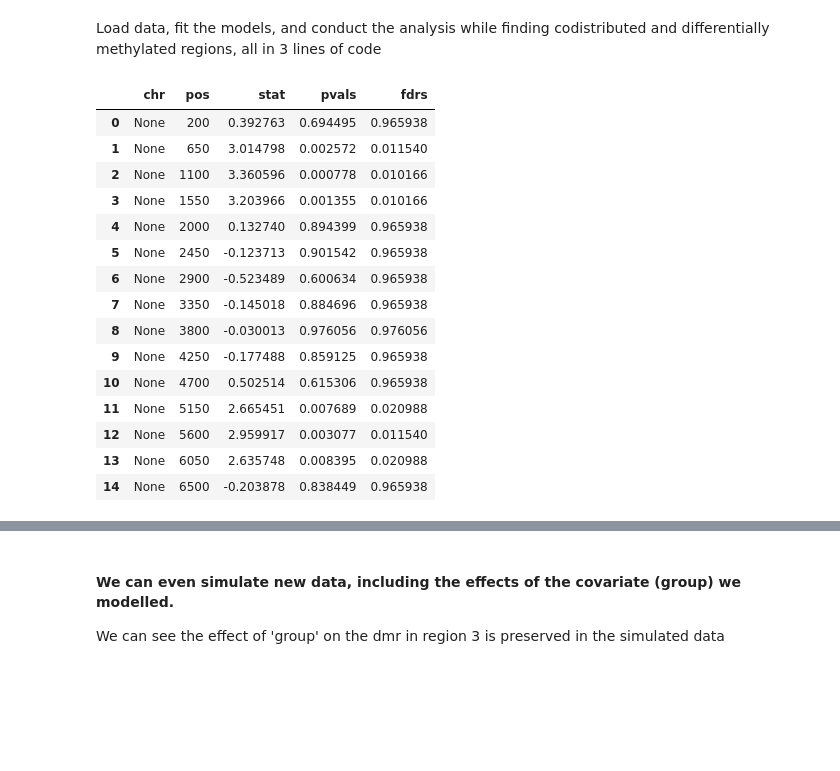
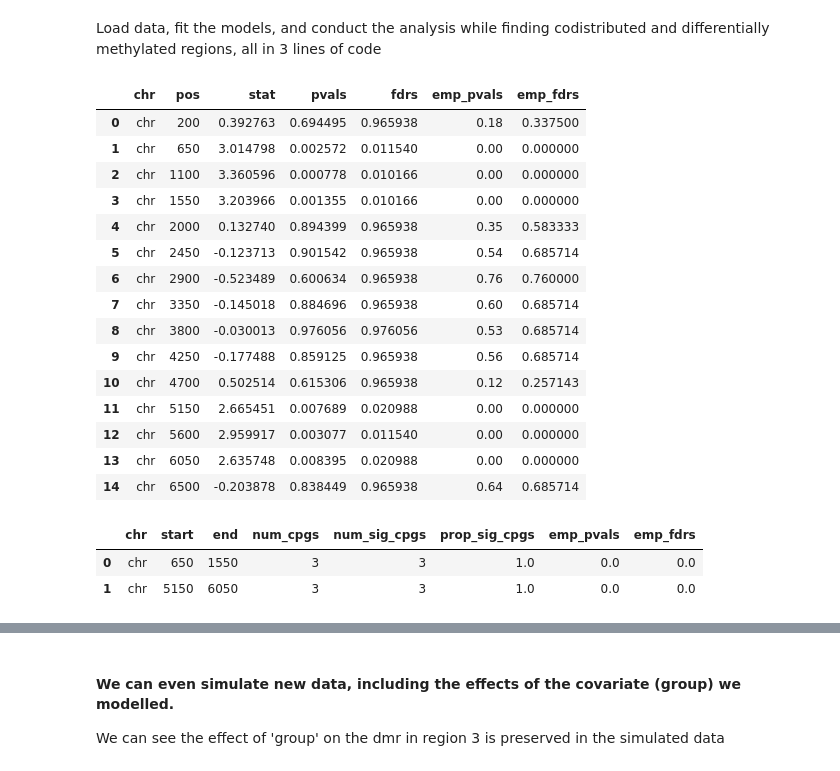
Before and after one commit to AndyCGraham/pyMethTools, a Jupyter notebook: vignettes/vignette.ipynb, the cells around one changed output, grey strips where cells are left out. Saved outputs shown, nothing was run; the diff lists cells and outputs as text; code cells hidden in the pictures; blank space fills up the shorter version.

```diff
--- a/vignettes/vignette.ipynb
+++ b/vignettes/vignette.ipynb
@@ -100,21 +100,28 @@ Load data, fit the models, and conduct the analysis while finding codistributed
 # %%
 obj = pyMethObj(combined_meth,combined_coverage,target_regions=regions,genomic_positions=np.array(range(200,6600,450)),covs=X,covs_disp=X_star)
 obj.fit_betabinom()
-obj.wald_test("group")
+cpg_res,region_res = obj.wald_test("group",n_permute=100)
+cpg_res
 # %% [output]
-|  | chr | pos | stat | pvals | fdrs |
-| 0 | None | 200 | 0.392763 | 0.694495 | 0.965938 |
-| 1 | None | 650 | 3.014798 | 0.002572 | 0.011540 |
-| 2 | None | 1100 | 3.360596 | 0.000778 | 0.010166 |
-| 3 | None | 1550 | 3.203966 | 0.001355 | 0.010166 |
-| 4 | None | 2000 | 0.132740 | 0.894399 | 0.965938 |
-| 5 | None | 2450 | -0.123713 | 0.901542 | 0.965938 |
-| 6 | None | 2900 | -0.523489 | 0.600634 | 0.965938 |
-| 7 | None | 3350 | -0.145018 | 0.884696 | 0.965938 |
-| 8 | None | 3800 | -0.030013 | 0.976056 | 0.976056 |
-| 9 | None | 4250 | -0.177488 | 0.859125 | 0.965938 |
-| 10 | None | 4700 | 0.502514 | 0.615306 | 0.965938 |
-| 11 | None | 5150 | 2.665451 | 0.007689 | 0.020988 |
-| 12 | None | 5600 | 2.959917 | 0.003077 | 0.011540 |
-| 13 | None | 6050 | 2.635748 | 0.008395 | 0.020988 |
-| 14 | None | 6500 | -0.203878 | 0.838449 | 0.965938 |
+|  | chr | pos | stat | pvals | fdrs | emp_pvals | emp_fdrs |
+| 0 | chr | 200 | 0.392763 | 0.694495 | 0.965938 | 0.18 | 0.337500 |
+| 1 | chr | 650 | 3.014798 | 0.002572 | 0.011540 | 0.00 | 0.000000 |
+| 2 | chr | 1100 | 3.360596 | 0.000778 | 0.010166 | 0.00 | 0.000000 |
+| 3 | chr | 1550 | 3.203966 | 0.001355 | 0.010166 | 0.00 | 0.000000 |
+| 4 | chr | 2000 | 0.132740 | 0.894399 | 0.965938 | 0.35 | 0.583333 |
+| 5 | chr | 2450 | -0.123713 | 0.901542 | 0.965938 | 0.54 | 0.685714 |
+| 6 | chr | 2900 | -0.523489 | 0.600634 | 0.965938 | 0.76 | 0.760000 |
+| 7 | chr | 3350 | -0.145018 | 0.884696 | 0.965938 | 0.60 | 0.685714 |
+| 8 | chr | 3800 | -0.030013 | 0.976056 | 0.976056 | 0.53 | 0.685714 |
+| 9 | chr | 4250 | -0.177488 | 0.859125 | 0.965938 | 0.56 | 0.685714 |
+| 10 | chr | 4700 | 0.502514 | 0.615306 | 0.965938 | 0.12 | 0.257143 |
+| 11 | chr | 5150 | 2.665451 | 0.007689 | 0.020988 | 0.00 | 0.000000 |
+| 12 | chr | 5600 | 2.959917 | 0.003077 | 0.011540 | 0.00 | 0.000000 |
+| 13 | chr | 6050 | 2.635748 | 0.008395 | 0.020988 | 0.00 | 0.000000 |
+| 14 | chr | 6500 | -0.203878 | 0.838449 | 0.965938 | 0.64 | 0.685714 |
+# %%
+region_res
+# %% [output]
+|  | chr | start | end | num_cpgs | num_sig_cpgs | prop_sig_cpgs | emp_pvals | emp_fdrs |
+| 0 | chr | 650 | 1550 | 3 | 3 | 1.0 | 0.0 | 0.0 |
+| 1 | chr | 5150 | 6050 | 3 | 3 | 1.0 | 0.0 | 0.0 |
```
Also changed, not shown: parts of 9 cells of this notebook, 1 other file.
